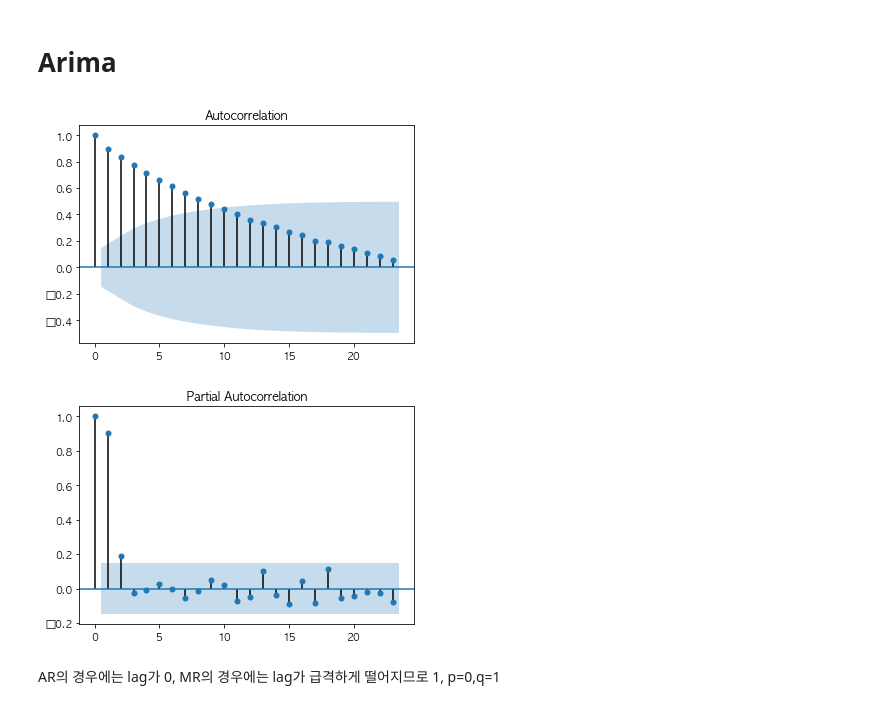
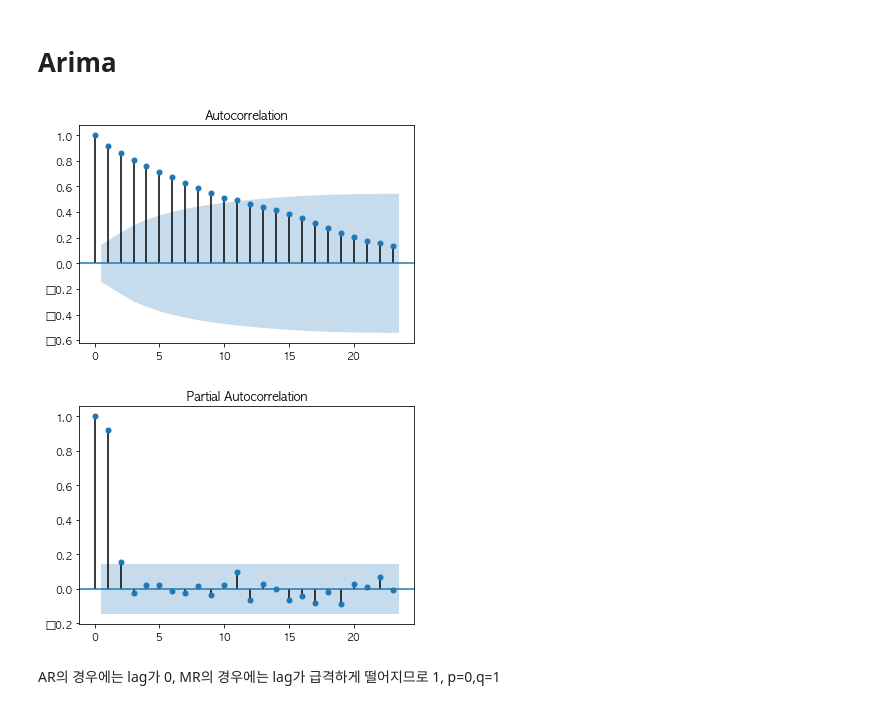
Before and after one commit to whoareyouwhoami/ProjectCasa, a Jupyter notebook: Modeling/Time_series.ipynb, the cells around one changed output. Cells and saved outputs as stored; diff of their text form; code cells hidden in the pictures.

```diff
--- a/Modeling/Time_series.ipynb
+++ b/Modeling/Time_series.ipynb
@@ -146,19 +151,19 @@ temp.head(10)
 # %%
 # na 값 채워주기
-stopping = True
 for index, row in temp.iterrows():
     if np.isnan(temp['amount'][index]):
+        starts = temp['amount'][index-1]
         new_index = index
-        starts = temp['amount'][index-1]
-
+        stopping = True
         while stopping:
             if np.isnan(temp['amount'][new_index+1]):
-                new_index += 1
+                new_index = new_index + 1
             else:
                 ends = temp['amount'][new_index+1]
                 stopping = False
 
         new = chosen_cl[chosen_cl['period']==temp['period'][index]]
+
 
         if starts > ends :
             groups = new[(new['amount'] <= starts) & (new['amount'] >= ends)]
@@ -168,6 +173,6 @@ for index, row in temp.iterrows():
         if groups.empty:
             temp['amount'][index] = (starts+ends)/2
         else:
-            temp['amount'][index] = groups['amount'].max()
+            temp['amount'][index] = groups['amount'].quantile(0.75)
 # %%
 temp = temp.set_index('period')
@@ -200,12 +208,12 @@ from pandas.plotting import autocorrelation_plot
 %matplotlib inline
 # %%
 from statsmodels.graphics.tsaplots import plot_acf, plot_pacf
-plot_acf(temp_for_train)
-plot_pacf(temp_for_train)
+plot_acf(temp)
+plot_pacf(temp)
 plt.show()
 # %% [output]
-[figure, old version]
+[figure, new version]
-[figure, old version]
+[figure, new version]
 # %% [markdown]
 AR의 경우에는 lag가 0, MR의 경우에는 lag가 급격하게 떨어지므로 1, p=0,q=1
 # %%
```
Also changed, not shown: parts of 7 cells of this notebook, 2 other files.
